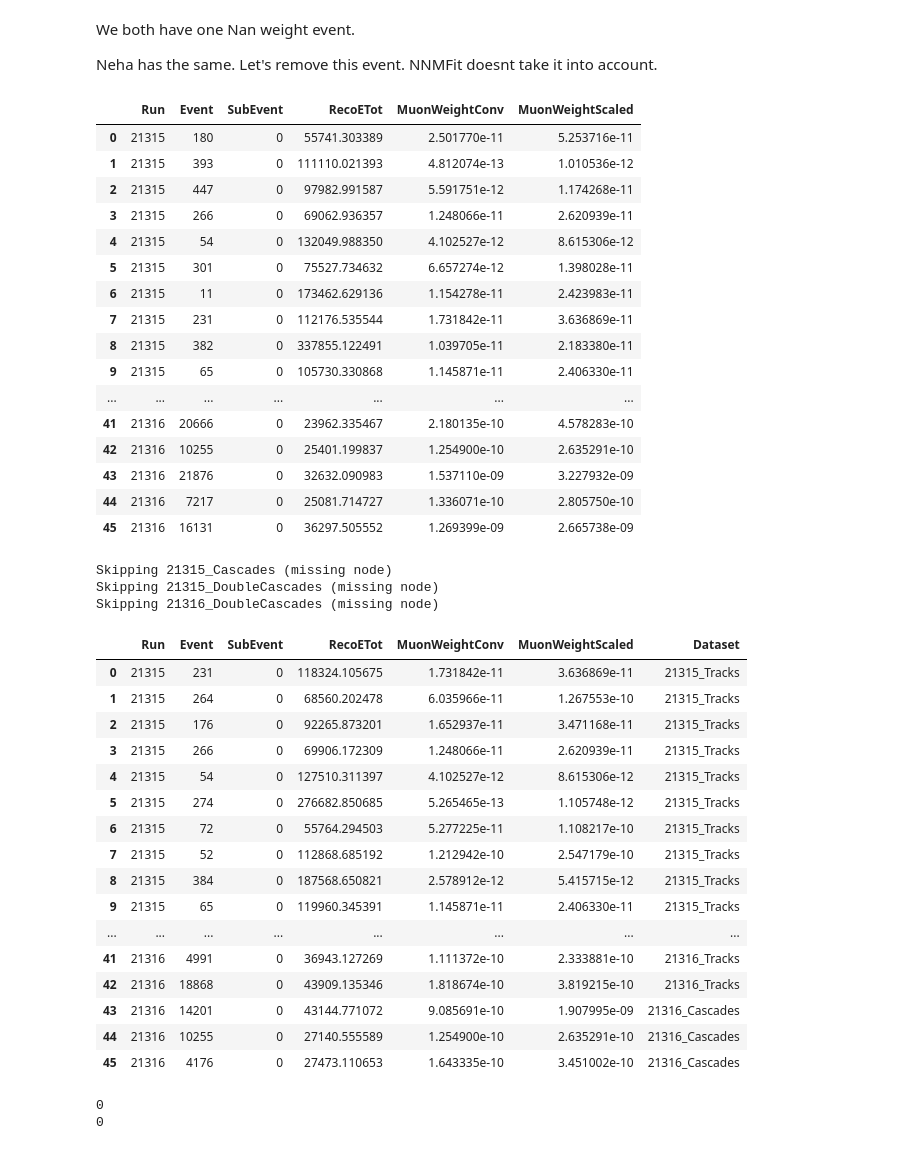
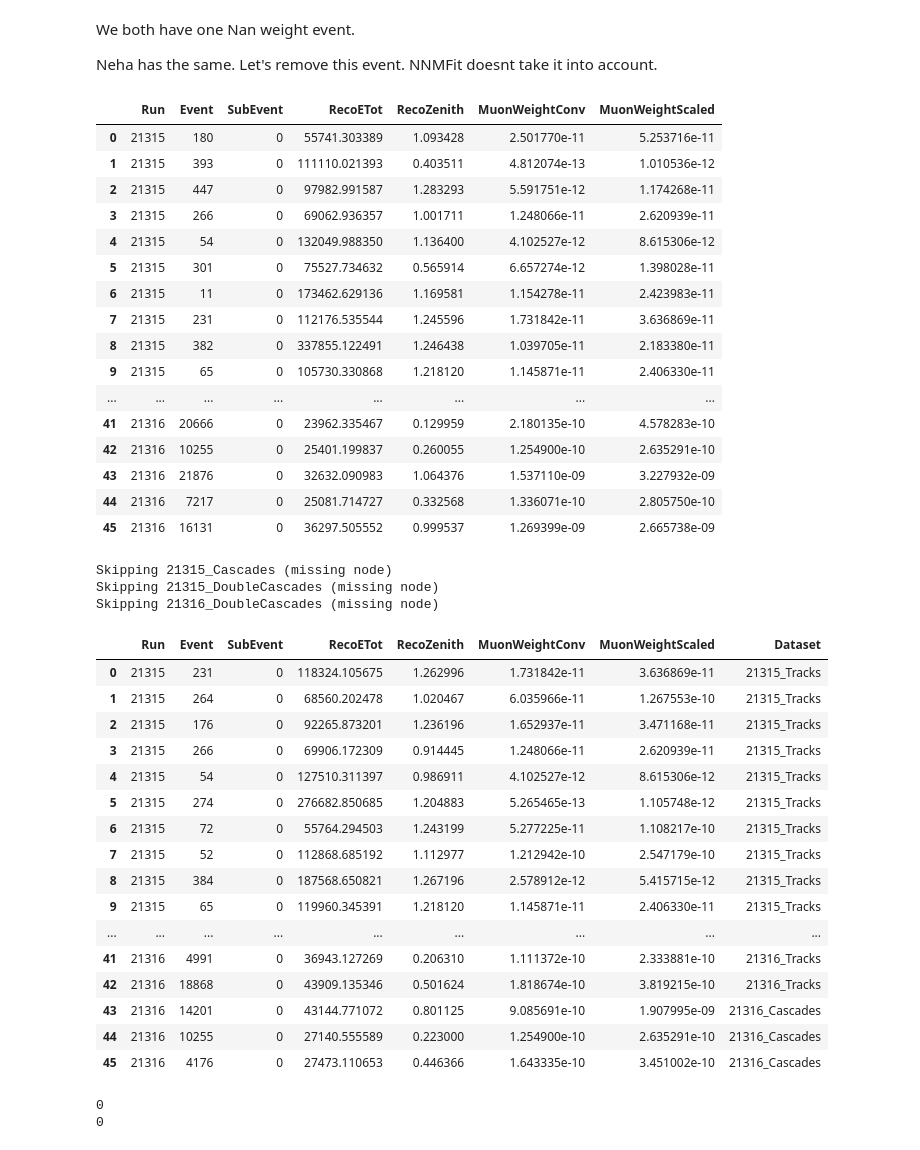
Before and after one commit to icecube/reco_processing, a Jupyter notebook: NNMFit/notebooks/muons/hese_muons.ipynb, the cells around one changed output. Saved outputs shown, nothing was run; the diff lists cells and outputs as text; code cells hidden in the pictures.

```diff
--- a/NNMFit/notebooks/muons/hese_muons.ipynb
+++ b/NNMFit/notebooks/muons/hese_muons.ipynb
@@ -108,6 +108,7 @@ Neha has the same. Let's remove this event. NNMFit doesnt take it into account.
 MuonWeightConv = hdf_files_thijs["all"].get_node("/MuonWeightConv").cols.value[:]
 MuonWeightScaled = hdf_files_thijs["all"].get_node("/MuonWeightScaled").cols.value[:]
 RecoETot = hdf_files_thijs["all"].get_node("/RecoETot").cols.value[:]
+RecoZenith = hdf_files_thijs["all"].get_node("/RecoZenith").cols.value[:]
 header_node = hdf_files_thijs["all"].get_node("/I3EventHeader")
 
 run_id = header_node.cols.Run[:]
@@ -119,6 +120,7 @@ df_thijs = pd.DataFrame({
     "Event": event_id,
     "SubEvent": subevent_id,
     "RecoETot": RecoETot,
+    "RecoZenith": RecoZenith,
     "MuonWeightConv": MuonWeightConv,
     "MuonWeightScaled" : MuonWeightScaled,
 })
@@ -126,23 +128,23 @@ df_thijs = pd.DataFrame({
 df_thijs[df_thijs["MuonWeightConv"].isna()]
 df_thijs
 # %% [output]
-|  | Run | Event | SubEvent | RecoETot | MuonWeightConv | MuonWeightScaled |
-| 0 | 21315 | 180 | 0 | 55741.303389 | 2.501770e-11 | 5.253716e-11 |
-| 1 | 21315 | 393 | 0 | 111110.021393 | 4.812074e-13 | 1.010536e-12 |
-| 2 | 21315 | 447 | 0 | 97982.991587 | 5.591751e-12 | 1.174268e-11 |
-| 3 | 21315 | 266 | 0 | 69062.936357 | 1.248066e-11 | 2.620939e-11 |
-| 4 | 21315 | 54 | 0 | 132049.988350 | 4.102527e-12 | 8.615306e-12 |
-| 5 | 21315 | 301 | 0 | 75527.734632 | 6.657274e-12 | 1.398028e-11 |
-| 6 | 21315 | 11 | 0 | 173462.629136 | 1.154278e-11 | 2.423983e-11 |
-| 7 | 21315 | 231 | 0 | 112176.535544 | 1.731842e-11 | 3.636869e-11 |
-| 8 | 21315 | 382 | 0 | 337855.122491 | 1.039705e-11 | 2.183380e-11 |
-| 9 | 21315 | 65 | 0 | 105730.330868 | 1.145871e-11 | 2.406330e-11 |
-| ... | ... | ... | ... | ... | ... | ... |
-| 41 | 21316 | 20666 | 0 | 23962.335467 | 2.180135e-10 | 4.578283e-10 |
-| 42 | 21316 | 10255 | 0 | 25401.199837 | 1.254900e-10 | 2.635291e-10 |
-| 43 | 21316 | 21876 | 0 | 32632.090983 | 1.537110e-09 | 3.227932e-09 |
-| 44 | 21316 | 7217 | 0 | 25081.714727 | 1.336071e-10 | 2.805750e-10 |
-| 45 | 21316 | 16131 | 0 | 36297.505552 | 1.269399e-09 | 2.665738e-09 |
+|  | Run | Event | SubEvent | RecoETot | RecoZenith | MuonWeightConv | MuonWeightScaled |
+| 0 | 21315 | 180 | 0 | 55741.303389 | 1.093428 | 2.501770e-11 | 5.253716e-11 |
+| 1 | 21315 | 393 | 0 | 111110.021393 | 0.403511 | 4.812074e-13 | 1.010536e-12 |
+| 2 | 21315 | 447 | 0 | 97982.991587 | 1.283293 | 5.591751e-12 | 1.174268e-11 |
+| 3 | 21315 | 266 | 0 | 69062.936357 | 1.001711 | 1.248066e-11 | 2.620939e-11 |
+| 4 | 21315 | 54 | 0 | 132049.988350 | 1.136400 | 4.102527e-12 | 8.615306e-12 |
+| 5 | 21315 | 301 | 0 | 75527.734632 | 0.565914 | 6.657274e-12 | 1.398028e-11 |
+| 6 | 21315 | 11 | 0 | 173462.629136 | 1.169581 | 1.154278e-11 | 2.423983e-11 |
+| 7 | 21315 | 231 | 0 | 112176.535544 | 1.245596 | 1.731842e-11 | 3.636869e-11 |
+| 8 | 21315 | 382 | 0 | 337855.122491 | 1.246438 | 1.039705e-11 | 2.183380e-11 |
+| 9 | 21315 | 65 | 0 | 105730.330868 | 1.218120 | 1.145871e-11 | 2.406330e-11 |
+| ... | ... | ... | ... | ... | ... | ... | ... |
+| 41 | 21316 | 20666 | 0 | 23962.335467 | 0.129959 | 2.180135e-10 | 4.578283e-10 |
+| 42 | 21316 | 10255 | 0 | 25401.199837 | 0.260055 | 1.254900e-10 | 2.635291e-10 |
+| 43 | 21316 | 21876 | 0 | 32632.090983 | 1.064376 | 1.537110e-09 | 3.227932e-09 |
+| 44 | 21316 | 7217 | 0 | 25081.714727 | 0.332568 | 1.336071e-10 | 2.805750e-10 |
+| 45 | 21316 | 16131 | 0 | 36297.505552 | 0.999537 | 1.269399e-09 | 2.665738e-09 |
 # %%
 # does neha also have this?
 dfs_neha = []
@@ -154,53 +156,55 @@ for dataset_id, hdf_file in hdf_files_neha.items():
         muon_conv = hdf_file.get_node("/MuonWeightConv").cols.value[:]
         muon_scaled = hdf_file.get_node("/MuonWeightScaled").cols.value[:]
         RecoETot = hdf_file.get_node("/RecoETot").cols.value[:]
+        RecoZenith = hdf_file.get_node("/RecoZenith").cols.value[:]
 
         # --- read header ---
         header_node = hdf_file.get_node("/I3EventHeader")
         run_id = header_node.cols.Run[:]
         event_id = header_node.cols.Event[:]
         subevent_id = header_node.cols.SubEvent[:]
 
         # --- build dataframe ---
         df_tmp = pd.DataFrame({
             "Run": run_id,
             "Event": event_id,
             "SubEvent": subevent_id,
             "RecoETot": RecoETot,
+            "RecoZenith": RecoZenith,
             "MuonWeightConv": muon_conv,
             "MuonWeightScaled": muon_scaled,
             "Dataset": dataset_id,   # keep origin info
         })
 
         dfs_neha.append(df_tmp)
 
     except tables.NoSuchNodeError:
         print(f"Skipping {dataset_id} (missing node)")
         continue
 
 df_neha = pd.concat(dfs_neha, ignore_index=True)
 df_neha
 # %% [output]
 Skipping 21315_Cascades (missing node)
 Skipping 21315_DoubleCascades (missing node)
 Skipping 21316_DoubleCascades (missing node)
-|  | Run | Event | SubEvent | RecoETot | MuonWeightConv | MuonWeightScaled | Dataset |
-| 0 | 21315 | 231 | 0 | 118324.105675 | 1.731842e-11 | 3.636869e-11 | 21315_Tracks |
-| 1 | 21315 | 264 | 0 | 68560.202478 | 6.035966e-11 | 1.267553e-10 | 21315_Tracks |
-| 2 | 21315 | 176 | 0 | 92265.873201 | 1.652937e-11 | 3.471168e-11 | 21315_Tracks |
-| 3 | 21315 | 266 | 0 | 69906.172309 | 1.248066e-11 | 2.620939e-11 | 21315_Tracks |
-| 4 | 21315 | 54 | 0 | 127510.311397 | 4.102527e-12 | 8.615306e-12 | 21315_Tracks |
-| 5 | 21315 | 274 | 0 | 276682.850685 | 5.265465e-13 | 1.105748e-12 | 21315_Tracks |
-| 6 | 21315 | 72 | 0 | 55764.294503 | 5.277225e-11 | 1.108217e-10 | 21315_Tracks |
-| 7 | 21315 | 52 | 0 | 112868.685192 | 1.212942e-10 | 2.547179e-10 | 21315_Tracks |
-| 8 | 21315 | 384 | 0 | 187568.650821 | 2.578912e-12 | 5.415715e-12 | 21315_Tracks |
-| 9 | 21315 | 65 | 0 | 119960.345391 | 1.145871e-11 | 2.406330e-11 | 21315_Tracks |
-| ... | ... | ... | ... | ... | ... | ... | ... |
-| 41 | 21316 | 4991 | 0 | 36943.127269 | 1.111372e-10 | 2.333881e-10 | 21316_Tracks |
-| 42 | 21316 | 18868 | 0 | 43909.135346 | 1.818674e-10 | 3.819215e-10 | 21316_Tracks |
-| 43 | 21316 | 14201 | 0 | 43144.771072 | 9.085691e-10 | 1.907995e-09 | 21316_Cascades |
-| 44 | 21316 | 10255 | 0 | 27140.555589 | 1.254900e-10 | 2.635291e-10 | 21316_Cascades |
-| 45 | 21316 | 4176 | 0 | 27473.110653 | 1.643335e-10 | 3.451002e-10 | 21316_Cascades |
+|  | Run | Event | SubEvent | RecoETot | RecoZenith | MuonWeightConv | MuonWeightScaled | Dataset |
+| 0 | 21315 | 231 | 0 | 118324.105675 | 1.262996 | 1.731842e-11 | 3.636869e-11 | 21315_Tracks |
+| 1 | 21315 | 264 | 0 | 68560.202478 | 1.020467 | 6.035966e-11 | 1.267553e-10 | 21315_Tracks |
+| 2 | 21315 | 176 | 0 | 92265.873201 | 1.236196 | 1.652937e-11 | 3.471168e-11 | 21315_Tracks |
+| 3 | 21315 | 266 | 0 | 69906.172309 | 0.914445 | 1.248066e-11 | 2.620939e-11 | 21315_Tracks |
+| 4 | 21315 | 54 | 0 | 127510.311397 | 0.986911 | 4.102527e-12 | 8.615306e-12 | 21315_Tracks |
+| 5 | 21315 | 274 | 0 | 276682.850685 | 1.204883 | 5.265465e-13 | 1.105748e-12 | 21315_Tracks |
+| 6 | 21315 | 72 | 0 | 55764.294503 | 1.243199 | 5.277225e-11 | 1.108217e-10 | 21315_Tracks |
+| 7 | 21315 | 52 | 0 | 112868.685192 | 1.112977 | 1.212942e-10 | 2.547179e-10 | 21315_Tracks |
+| 8 | 21315 | 384 | 0 | 187568.650821 | 1.267196 | 2.578912e-12 | 5.415715e-12 | 21315_Tracks |
+| 9 | 21315 | 65 | 0 | 119960.345391 | 1.218120 | 1.145871e-11 | 2.406330e-11 | 21315_Tracks |
+| ... | ... | ... | ... | ... | ... | ... | ... | ... |
+| 41 | 21316 | 4991 | 0 | 36943.127269 | 0.206310 | 1.111372e-10 | 2.333881e-10 | 21316_Tracks |
+| 42 | 21316 | 18868 | 0 | 43909.135346 | 0.501624 | 1.818674e-10 | 3.819215e-10 | 21316_Tracks |
+| 43 | 21316 | 14201 | 0 | 43144.771072 | 0.801125 | 9.085691e-10 | 1.907995e-09 | 21316_Cascades |
+| 44 | 21316 | 10255 | 0 | 27140.555589 | 0.223000 | 1.254900e-10 | 2.635291e-10 | 21316_Cascades |
+| 45 | 21316 | 4176 | 0 | 27473.110653 | 0.446366 | 1.643335e-10 | 3.451002e-10 | 21316_Cascades |
 # %%
 # overlapping events
 df_thijs_idx = df_thijs.set_index(["Run", "Event", "SubEvent"])
```
Also changed, not shown: 20 other files.
